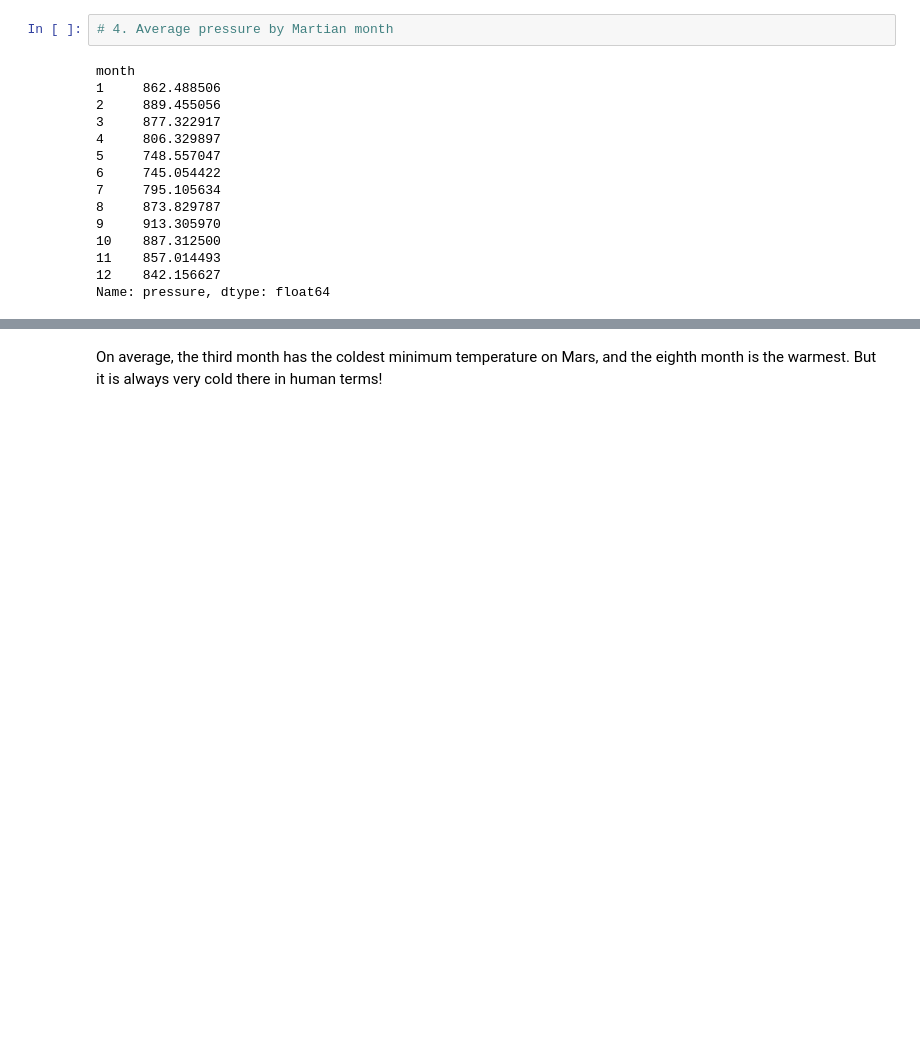
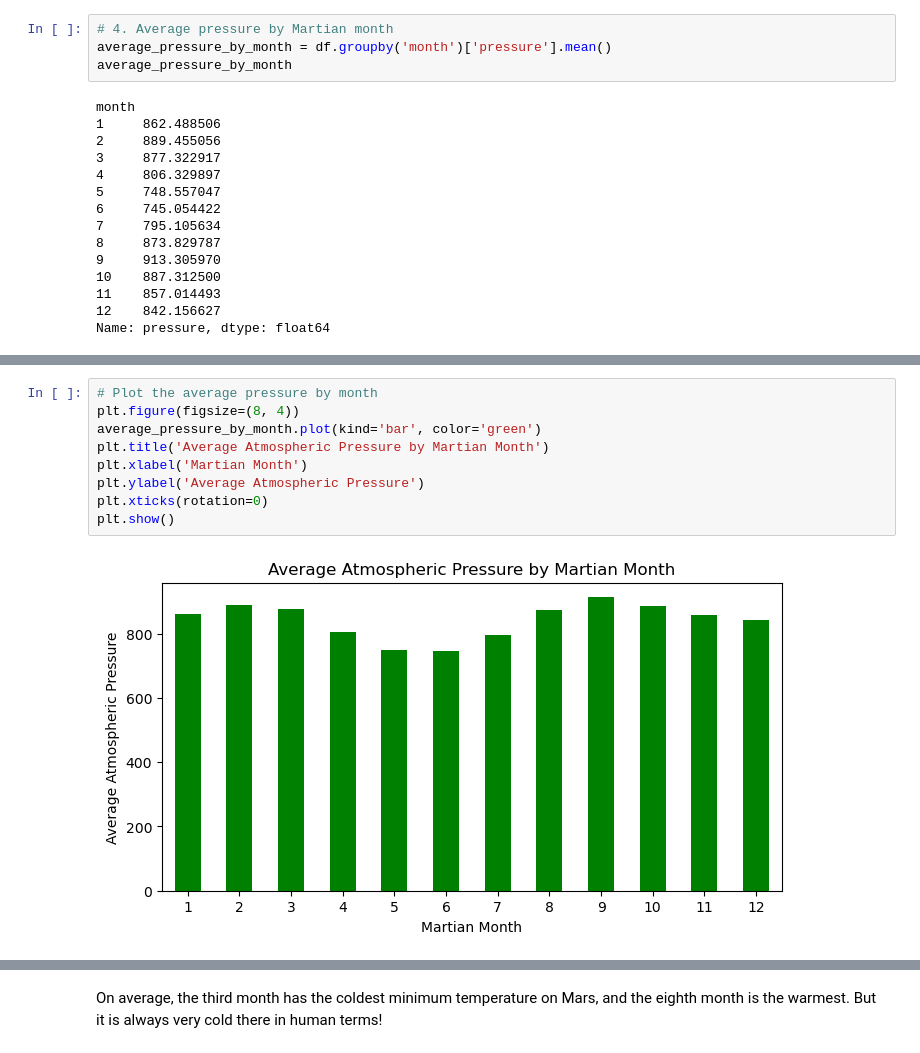
Before and after one commit to Kelsey2701/mars_data_collection, a Jupyter notebook: part_2_mars_weather.ipynb, the cells around one changed output, grey strips where cells are left out. Cells and saved outputs as stored; diff of their text form; blank space fills up the shorter version.

```diff
--- a/part_2_mars_weather.ipynb
+++ b/part_2_mars_weather.ipynb
@@ -170,5 +193,7 @@ Name: min_temp, dtype: float64
 # %%
 # 4. Average pressure by Martian month
+average_pressure_by_month = df.groupby('month')['pressure'].mean()
+average_pressure_by_month
 # %% [output]
 month
 1     862.488506
@@ -191,2 +212,13 @@ Name: pressure, dtype: float64
+# %%
+# Plot the average pressure by month
+plt.figure(figsize=(8, 4))
+average_pressure_by_month.plot(kind='bar', color='green')
+plt.title('Average Atmospheric Pressure by Martian Month')
+plt.xlabel('Martian Month')
+plt.ylabel('Average Atmospheric Pressure')
+plt.xticks(rotation=0)
+plt.show()
+# %% [output]
+[figure, added]
 # %%
 # 5. How many terrestrial (earth) days are there in a Martian year?
```
Also changed, not shown: parts of 12 cells of this notebook, 1 other file.
